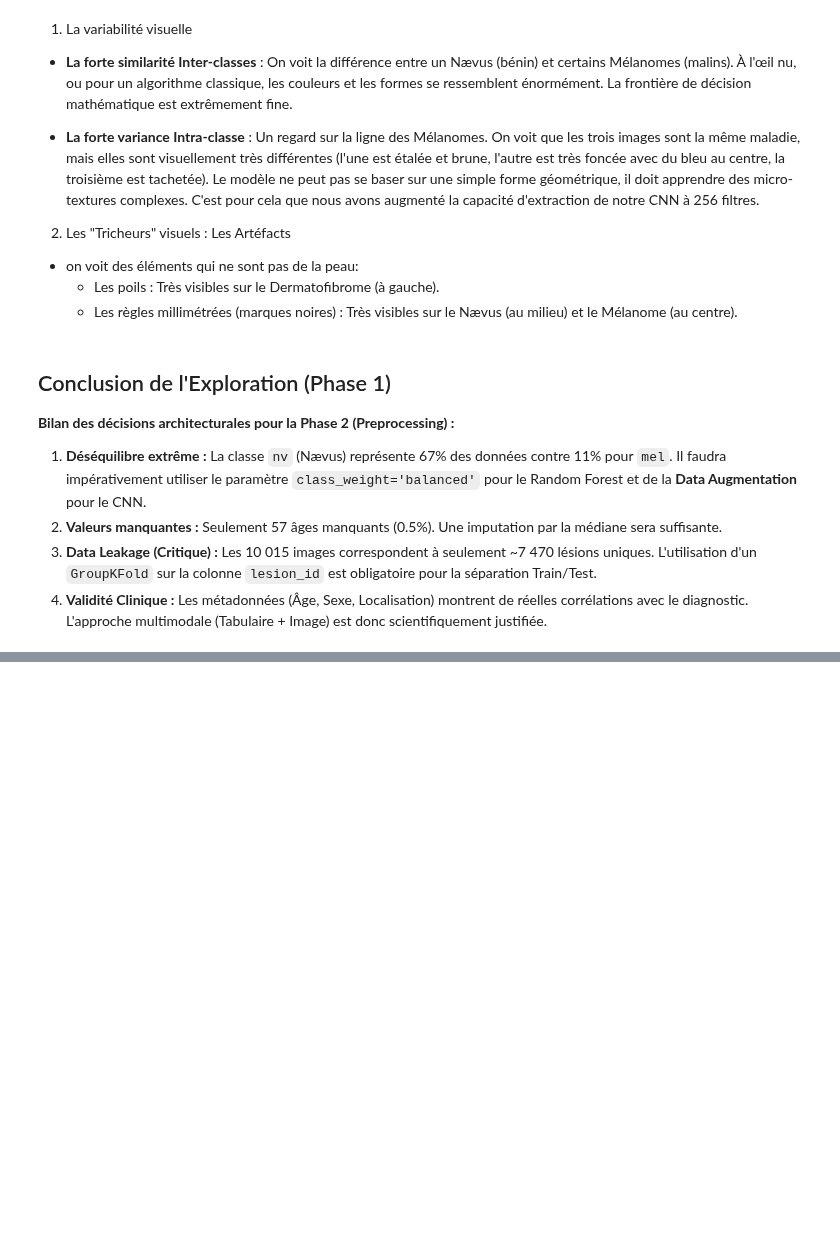
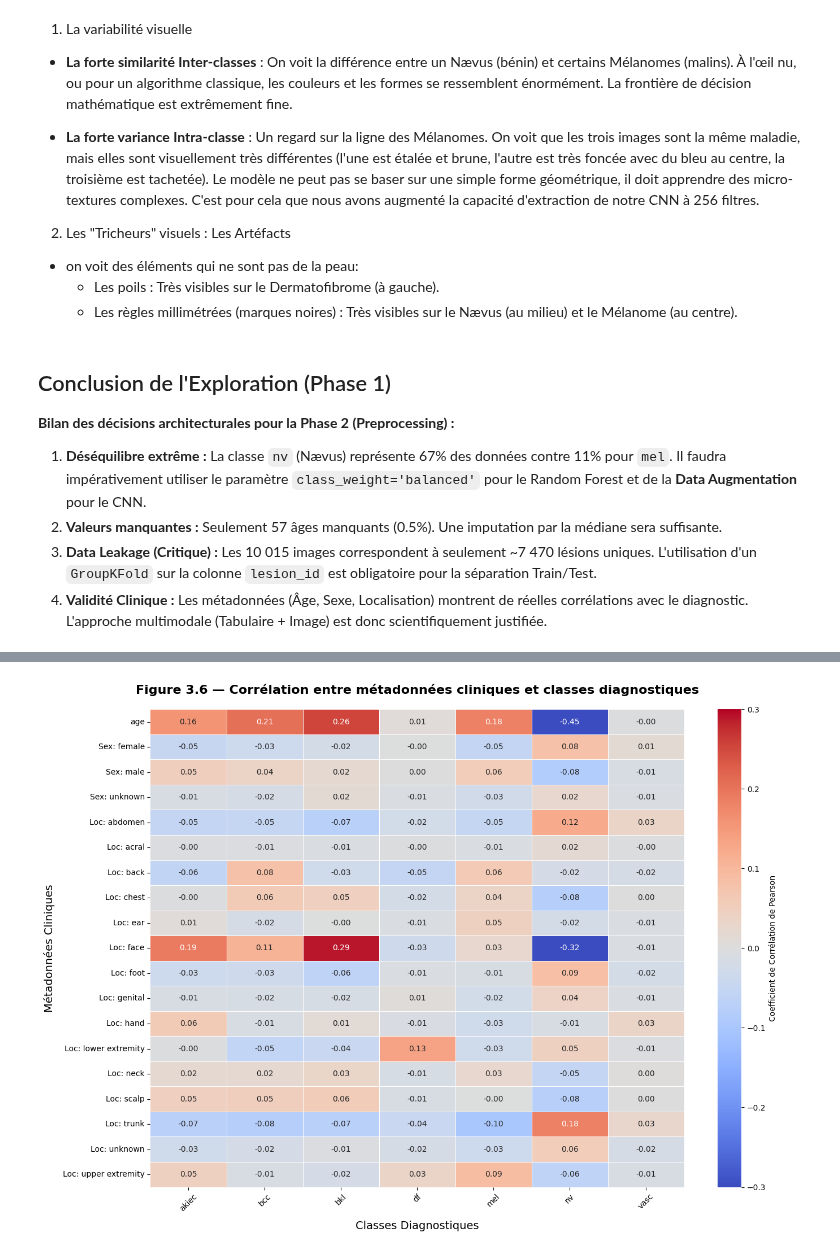
Before and after one commit to Oussamma642/pfe-melanoma-detection, a Jupyter notebook: notebooks/01_exploration.ipynb, the cells around one changed output, grey strips where cells are left out. Cells and saved outputs as stored; diff of their text form; code cells hidden in the pictures; blank space fills up the shorter version.

```diff
--- a/notebooks/01_exploration.ipynb
+++ b/notebooks/01_exploration.ipynb
@@ -461,0 +464,80 @@ print("✅ Livrable généré : Grille d'images sauvegardée dans reports/figure
+# %%
+import pandas as pd
+import matplotlib.pyplot as plt
+import seaborn as sns
+
+# ==========================================
+# 1. Chargement des données
+# ==========================================
+# Remplacez 'HAM10000_metadata.csv' par le chemin exact de votre fichier si nécessaire
+metadata_path = r'D:\licence-dexellence\s6\m6-pfe\melanoscan\data\raw\HAM10000_metadata.csv'
+df = pd.read_csv(metadata_path)
+
+# ==========================================
+# 2. Préparation des données (Cohérent avec votre pipeline)
+# ==========================================
+# Imputation des valeurs manquantes pour l'âge par la médiane (comme prévu au Chapitre 4)
+df['age'] = df['age'].fillna(df['age'].median())
+
+# Sélection uniquement des métadonnées cliniques et de la cible diagnostique
+df_eda = df[['age', 'sex', 'localization', 'dx']].copy()
+
+# ==========================================
+# 3. Encodage et Calcul de la corrélation
+# ==========================================
+# Le One-Hot Encoding transforme les catégories en colonnes binaires (0 ou 1)
+# pd.get_dummies va créer automatiquement dx_mel, dx_nv, sex_male, localization_back, etc.
+df_encoded = pd.get_dummies(df_eda, columns=['sex', 'localization', 'dx'])
+
+# Calcul de la matrice de corrélation (Pearson) sur les données encodées
+corr_matrix = df_encoded.corr()
+
+# ==========================================
+# 4. Filtrage de la matrice (Métadonnées vs Classes)
+# ==========================================
+# Identifier les colonnes qui représentent les maladies
+dx_cols = [col for col in df_encoded.columns if col.startswith('dx_')]
+# Identifier les colonnes qui représentent les métadonnées (âge, sexe, localisation)
+meta_cols = [col for col in df_encoded.columns if not col.startswith('dx_')]
+
+# Extraire uniquement le rectangle d'intersection entre Métadonnées (lignes) et Classes (colonnes)
+corr_filtered = corr_matrix.loc[meta_cols, dx_cols]
+
+# Nettoyage des textes pour que le graphique soit beau et lisible dans le rapport Word
+corr_filtered.columns = [col.replace('dx_', '') for col in corr_filtered.columns]
+corr_filtered.index = [col.replace('localization_', 'Loc: ').replace('sex_', 'Sex: ') for col in corr_filtered.index]
+
+# ==========================================
+# 5. Visualisation (Heatmap)
+# ==========================================
+# Configuration de la taille de la figure
+plt.figure(figsize=(14, 10))
+
+# Génération de la Heatmap avec Seaborn
+sns.heatmap(corr_filtered,
+            annot=True,          # Affiche les valeurs numériques dans les cases
+            fmt=".2f",           # Arrondi à 2 chiffres après la virgule
+            cmap='coolwarm',     # Code couleur : Bleu (négatif), Blanc (neutre), Rouge (positif)
+            vmin=-0.3,           # Limite basse de l'échelle (ajustable selon vos contrastes réels)
+            vmax=0.3,            # Limite haute de l'échelle
+            linewidths=0.5,      # Lignes de séparation entre les cases
+            cbar_kws={'label': 'Coefficient de Corrélation de Pearson'})
+
+# Ajout des titres et des axes formatés pour le rapport
+plt.title("Figure 3.6 — Corrélation entre métadonnées cliniques et classes diagnostiques",
+          fontsize=16, pad=20, fontweight='bold')
+plt.xlabel("Classes Diagnostiques", fontsize=14, labelpad=10)
+plt.ylabel("Métadonnées Cliniques", fontsize=14, labelpad=10)
+
+# Rotation des labels pour une lecture optimale
+plt.xticks(rotation=45)
+plt.yticks(rotation=0)
+
+# Sauvegarde de l'image en haute définition (300 dpi) prête à être insérée
+plt.tight_layout()
+plt.savefig('heatmap_correlation_metadata.png', dpi=300, bbox_inches='tight')
+
+# Affichage direct dans le Jupyter Notebook
+plt.show()
+# %% [output]
+[figure, added]
```
Also changed, not shown: parts of 5 cells of this notebook, 15 other files.
